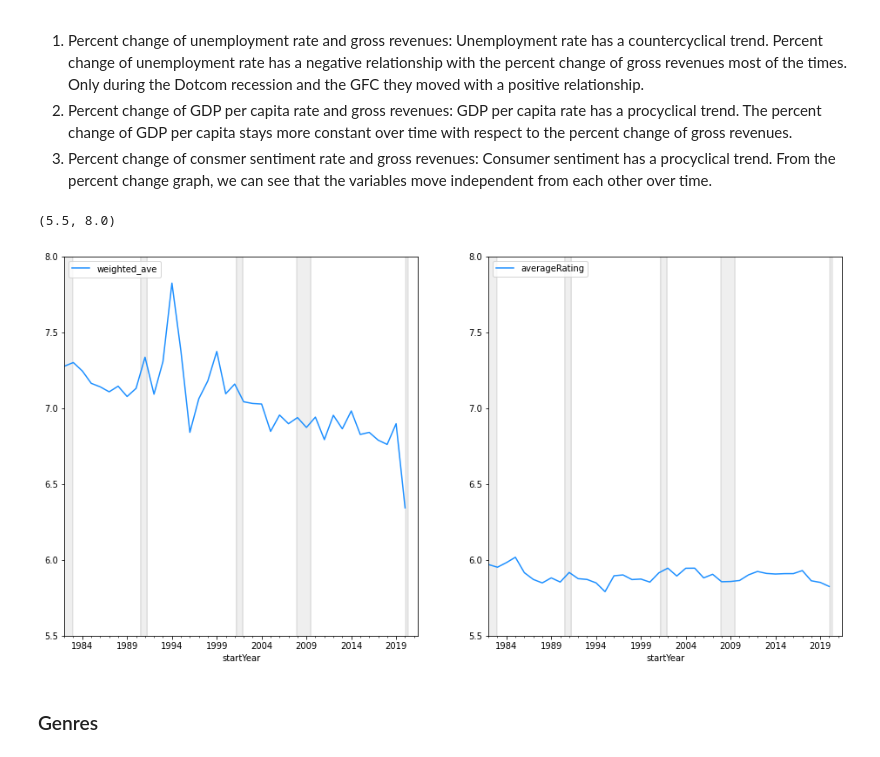
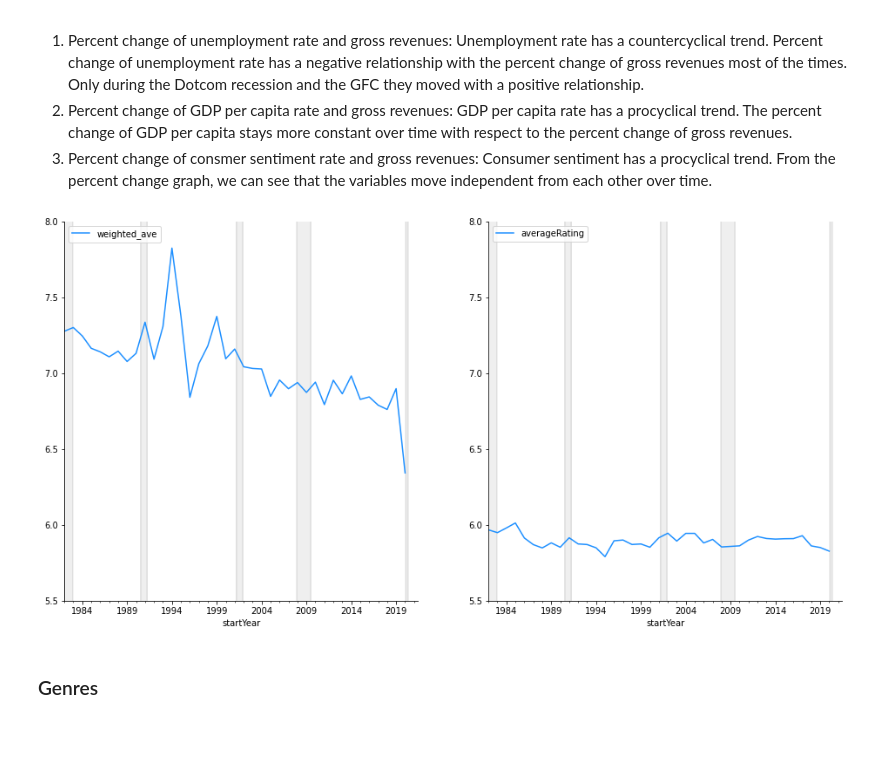
Before and after one commit to FabrizioCabreraC/Hollywood-as-recession-proof, a Jupyter notebook: Hollywood_Project.ipynb, the cells around one changed output. Cells and saved outputs as stored; diff of their text form; code cells hidden in the pictures.

```diff
--- a/Hollywood_Project.ipynb
+++ b/Hollywood_Project.ipynb
@@ -791,21 +797,25 @@ The percent rate change on gross revenues, that apperas in all three plots, had
 # %%
 fig, axs = plt.subplots(1,2, figsize=(16,8))
 us_rec_scale["USREC"].plot.area(ax=axs[0], alpha=0.12, color="gray", label=str())
 us_rec_scale["negative"].plot.area(ax=axs[0], alpha=0.12, color="gray", label=str())
 w_ave_rate["weighted_ave"].plot(ax=axs[0], color = ("dodgerblue"))
 axs[0].legend(loc='upper left', fancybox=True)
 axs[0].set_xlim("1982-01-01", "2021-06-01")
 axs[0].set_ylim(5.5, 8)
 
 us_rec_scale["USREC"].plot.area(ax=axs[1], alpha=0.12, color="gray", label=str())
 us_rec_scale["negative"].plot.area(ax=axs[1], alpha=0.12, color="gray", label=str())
 ave_rate["averageRating"].plot(ax=axs[1], color = ("dodgerblue"))
 axs[1].legend(loc='upper left', fancybox=True)
 axs[1].set_xlim("1982-01-01", "2021-06-01")
 axs[1].set_ylim(5.5, 8)
+
+axs[0].spines["right"].set_visible(False)
+axs[0].spines["top"].set_visible(False)
+axs[1].spines["right"].set_visible(False)
+axs[1].spines["top"].set_visible(False)
 # %% [output]
-(5.5, 8.0)
-[figure, old version]
+[figure, new version]
 # %% [markdown]
 ### Genres
 # %%
```
Also changed, not shown: parts of 23 cells of this notebook.
